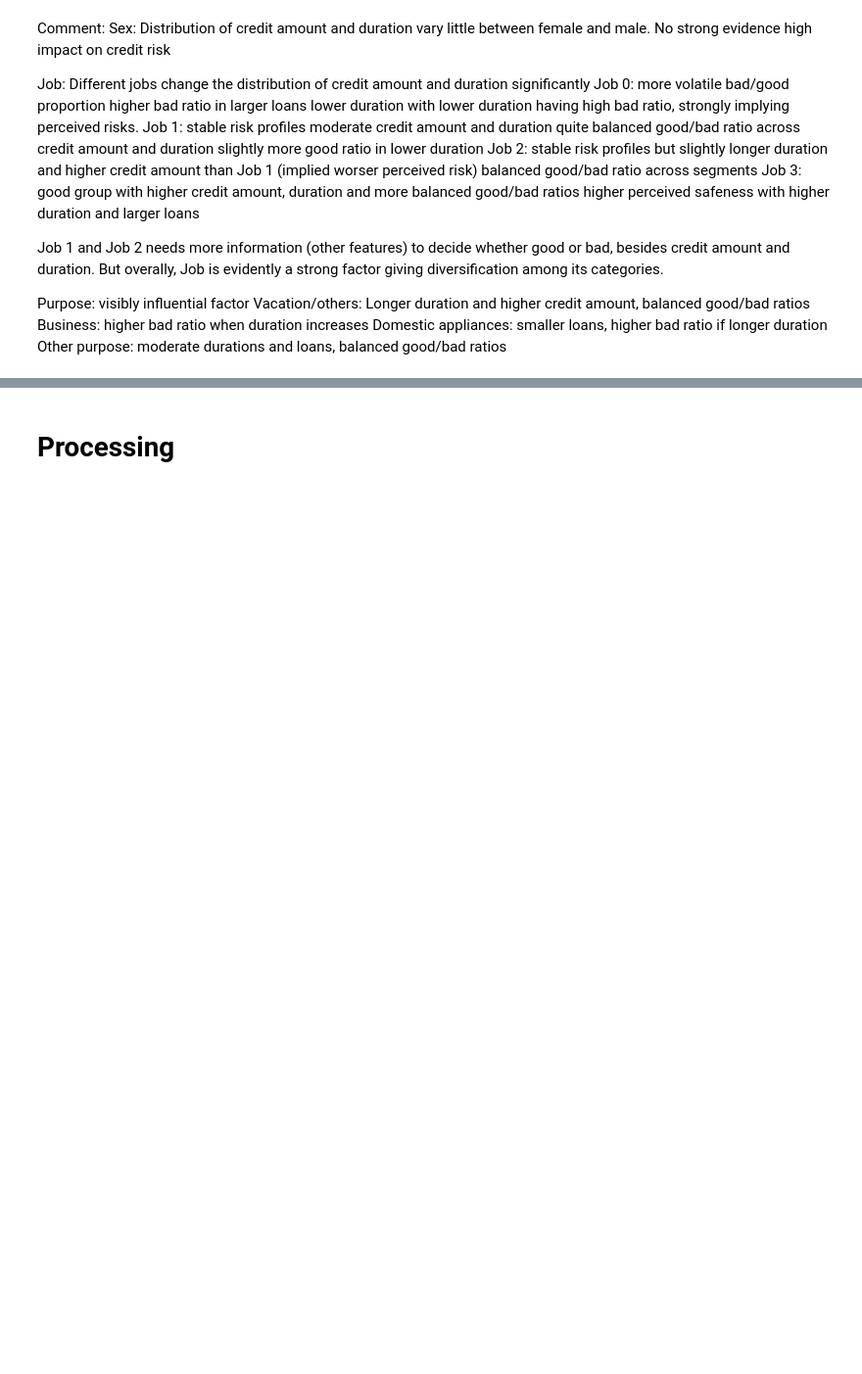
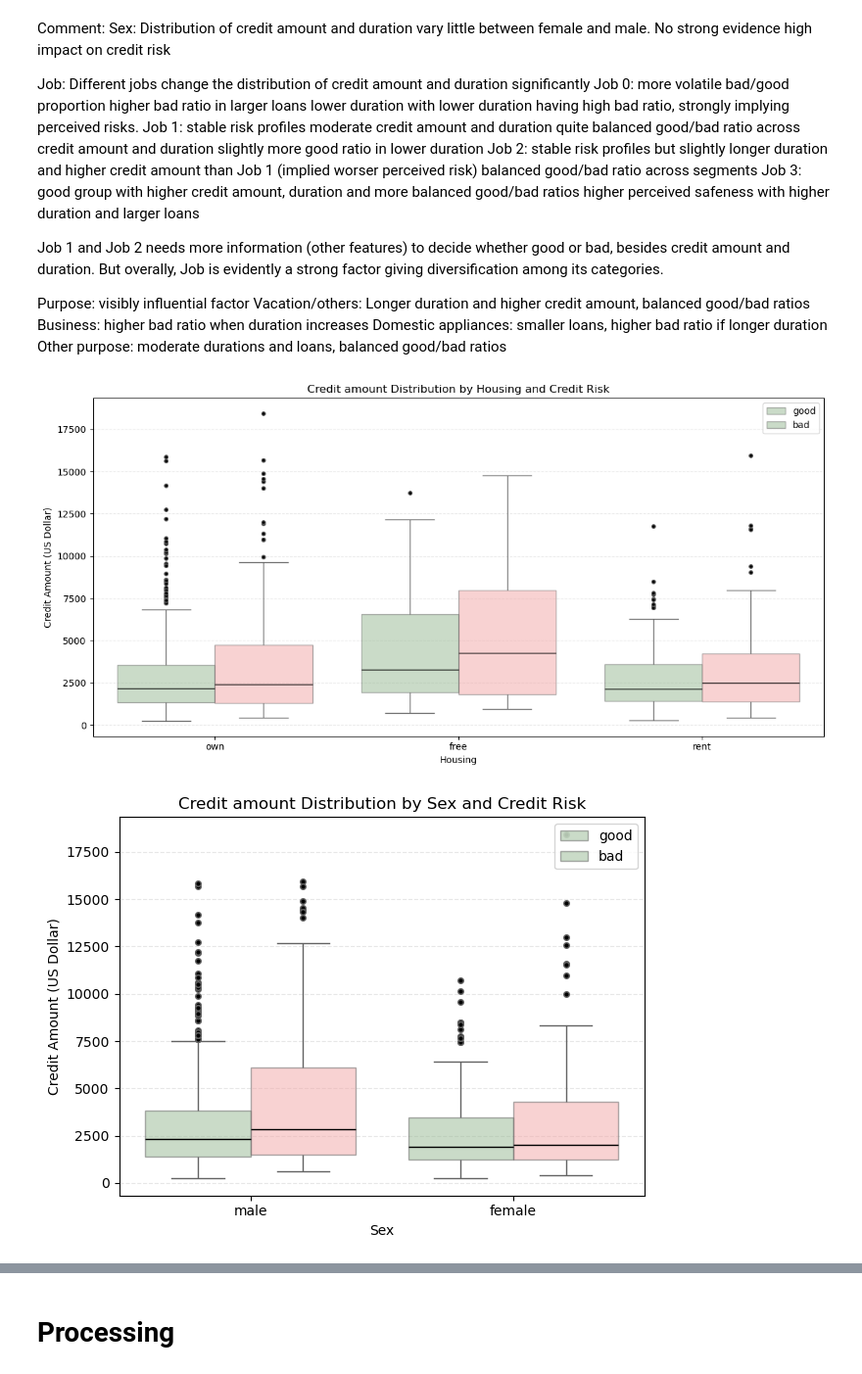
Before and after one commit to MyNguyen1162001/German-Credit-Risk, a Jupyter notebook: exploring and modelling.ipynb, the cells around one changed output, grey strips where cells are left out. Shown at 98% size. Cells and saved outputs as stored; diff of their text form; code cells hidden in the pictures; blank space fills up the shorter version.

Commit message:
add EDA boxplot

```diff
--- a/exploring and modelling.ipynb
+++ b/exploring and modelling.ipynb
@@ -144,3 +144,14 @@ Purpose: visibly influential factor
         Business: higher bad ratio when duration increases
         Domestic appliances: smaller loans, higher bad ratio if longer duration
         Other purpose: moderate durations and loans, balanced good/bad ratios
+# %%
+from utils import plot_credit_boxplot
+plot_credit_boxplot(
+    dataset = dataset,
+    cat_column = ['Housing','Sex','Job','Saving accounts','Checking account', 'Purpose'],
+    num_column= 'Credit amount',
+    target_column= 'Risk'
+)
+# %% [output]
+[figure, added]
+[figure, added]
```
Also changed, not shown: parts of 2 cells of this notebook, 1 other file.
